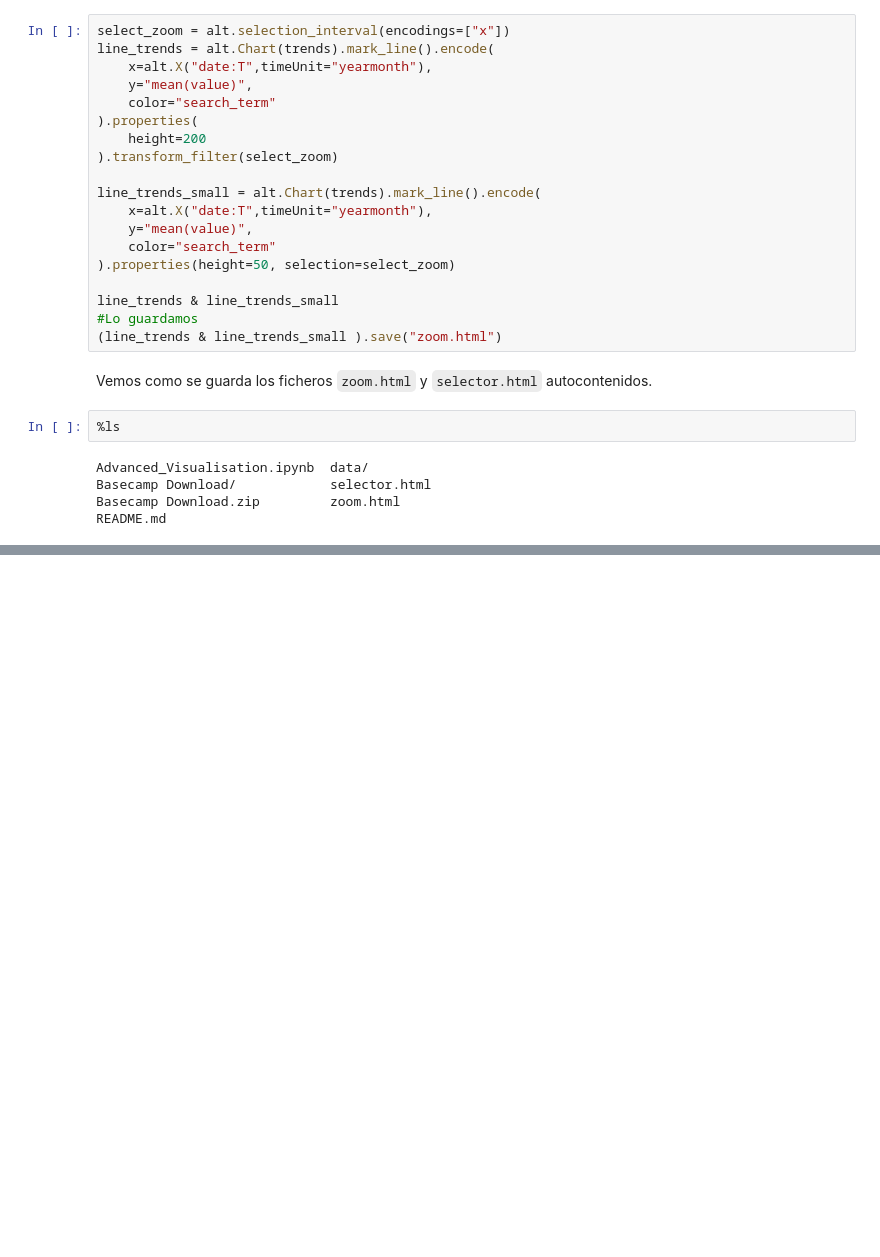
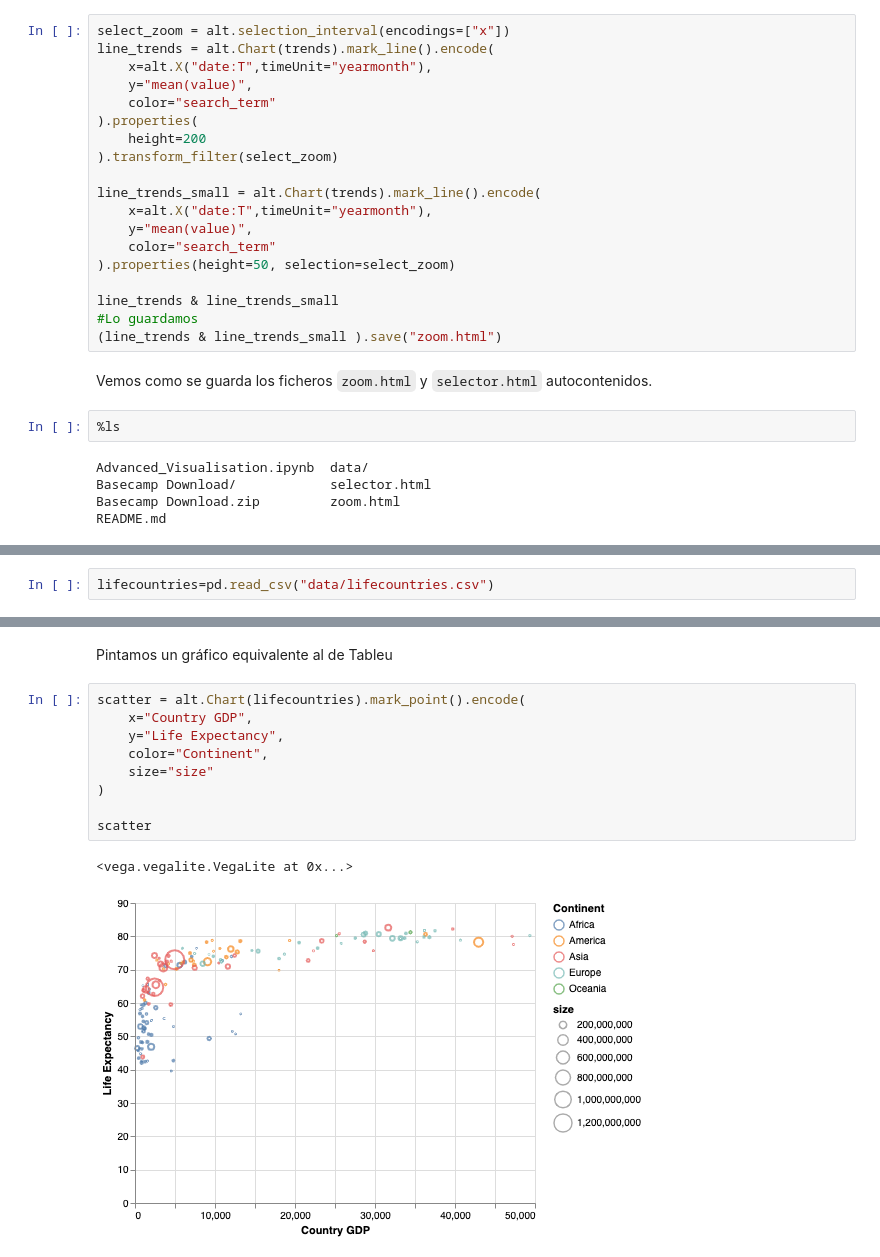
Before and after one commit to huanlui/advanced-visualisation, a Jupyter notebook: Advanced_Visualisation.ipynb, the cells around one changed output, grey strips where cells are left out. Saved outputs shown, nothing was run; the diff lists cells and outputs as text; blank space fills up the shorter version.

```diff
--- a/Advanced_Visualisation.ipynb
+++ b/Advanced_Visualisation.ipynb
@@ -100,0 +105,2 @@ README.md
+# %%
+lifecountries=pd.read_csv("data/lifecountries.csv")
@@ -100,0 +116,14 @@ README.md
+# %% [markdown]
+Pintamos un gráfico equivalente al de Tableu
+# %%
+scatter = alt.Chart(lifecountries).mark_point().encode(
+    x="Country GDP",
+    y="Life Expectancy",
+    color="Continent",
+    size="size"
+)
+
+scatter
+# %% [output]
+<vega.vegalite.VegaLite at 0x...>
+[figure, added]
```
Also changed, not shown: parts of 10 cells of this notebook, 35 other files.
